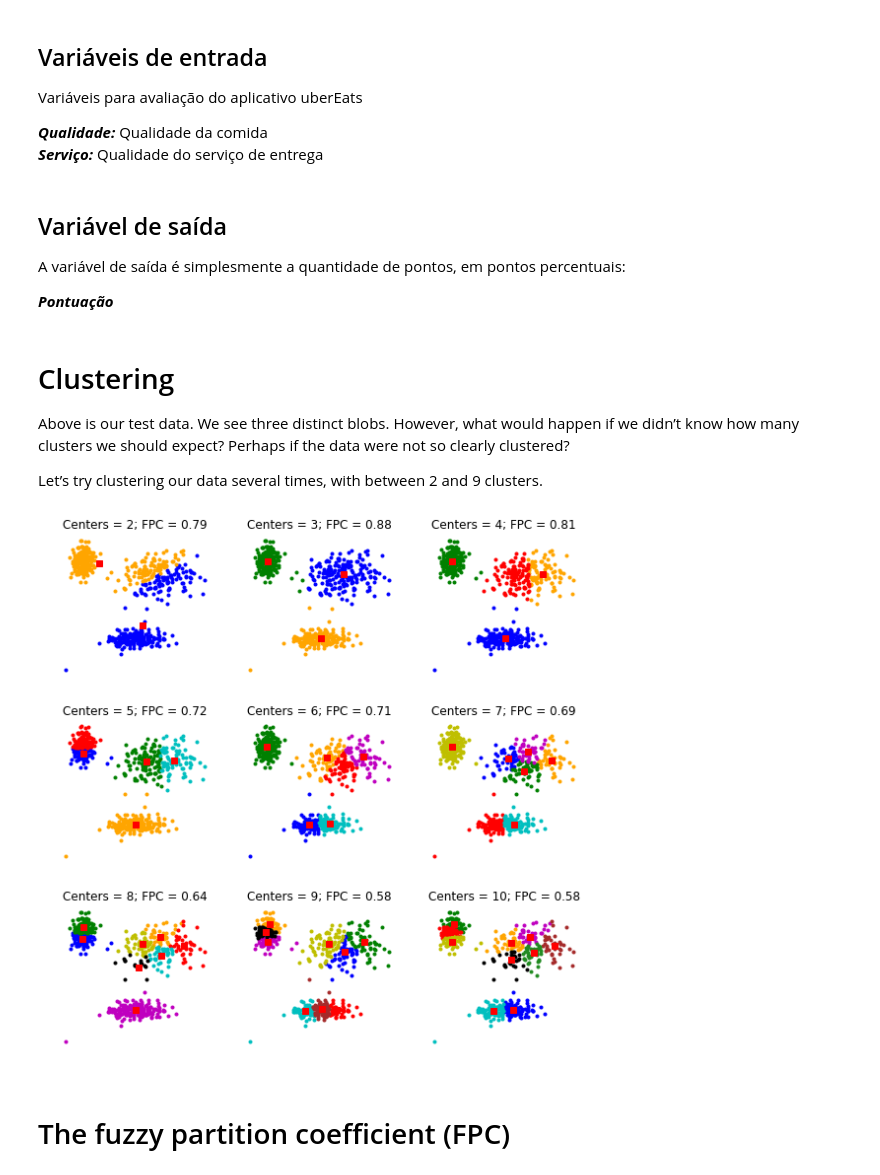
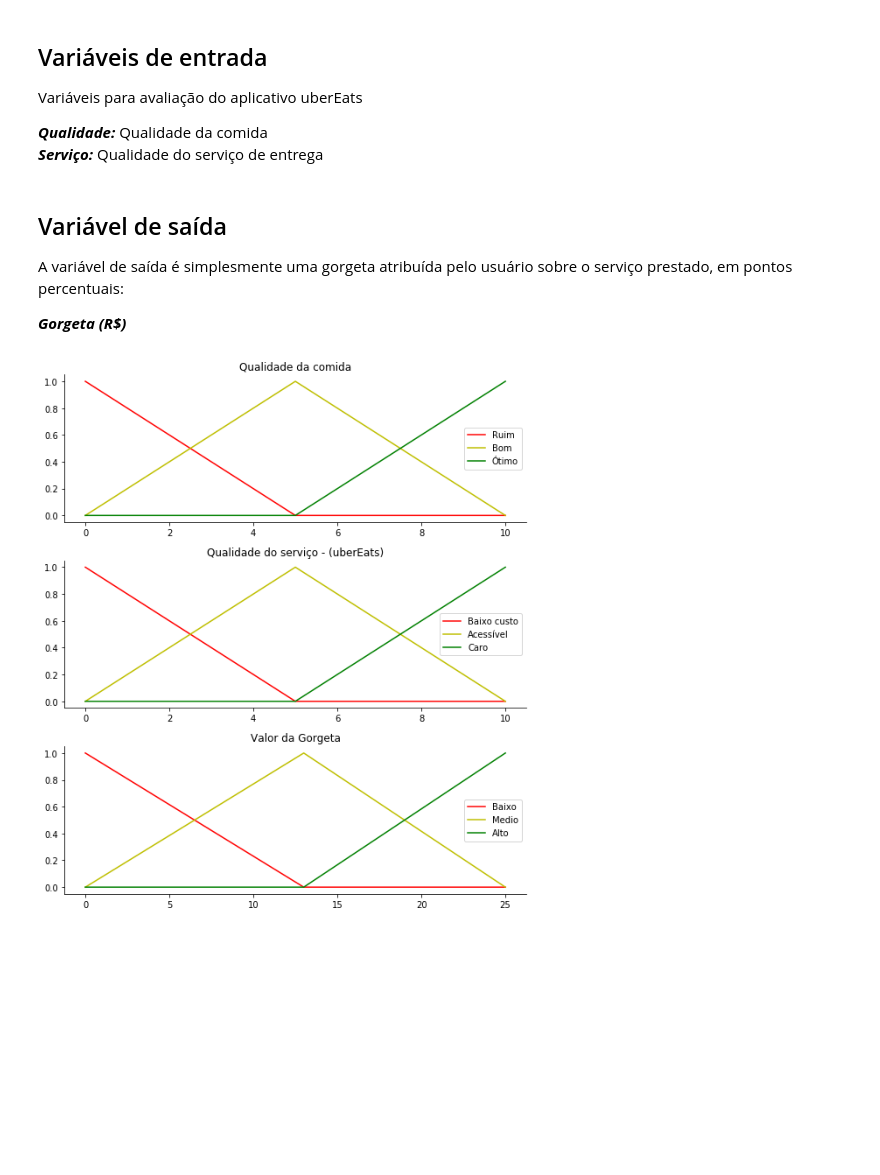
Before and after one commit to leonardo-anjos/artificial-inteligence, a Jupyter notebook: uber-eats.ipynb, the cells around one changed output. Saved outputs shown, nothing was run; the diff lists cells and outputs as text; code cells hidden in the pictures; blank space fills up the shorter version.

```diff
--- a/uber-eats.ipynb
+++ b/uber-eats.ipynb
@@ -8,91 +8,59 @@ Variáveis para avaliação do aplicativo uberEats
 # %% [markdown]
 ## Variável de saída
 
-A variável de saída é simplesmente a quantidade de pontos, em pontos percentuais:
+A variável de saída é simplesmente uma gorgeta atribuída pelo usuário sobre o serviço prestado, em pontos percentuais:
 
-***Pontuação***
+***Gorgeta (R$)***
 # %%
 import numpy as np
 import skfuzzy as fuzz
 import matplotlib.pyplot as plt
 
+# gerando variávies
+# qualidade da comida e serviço em variando de [0, 10]
+# pontuação varia de[0, 5] estrelas
 qual = np.arange(0, 11, 1)
 serv = np.arange(0, 11, 1)
-pts  = np.arange(0, 26, 1)
+gorg  = np.arange(0, 26, 1)
 
+# funções de associação fuzzy
 qual_ruim = fuzz.trimf(qual, [0, 0, 5])
 qual_bom = fuzz.trimf(qual, [0, 5, 10])
 qual_otimo = fuzz.trimf(qual, [5, 10, 10])
-
 serv_baixoCusto = fuzz.trimf(serv, [0, 0, 5])
 serv_acessivel = fuzz.trimf(serv, [0, 5, 10])
 serv_caro = fuzz.trimf(serv, [5, 10, 10])
+gorg_baixo = fuzz.trimf(gorg, [0, 0, 13])
+gorg_medio = fuzz.trimf(gorg, [0, 13, 25])
+gorg_alto = fuzz.trimf(gorg, [13, 25, 25])
 
-pts_baixo = fuzz.trimf(pts, [0, 0, 13])
-pts_medio = fuzz.trimf(pts, [0, 13, 25])
-pts_alto = fuzz.trimf(pts, [13, 25, 25])
-
+# plotar as funções de associação
 fig, (ax0, ax1, ax2) = plt.subplots(nrows=3, figsize=(8, 9))
 
-ax0.plot(qual, qual_ruim, 'b', linewidth=1.5, label='Ruim')
-ax0.plot(qual, qual_bom, 'g', linewidth=1.5, label='Bom')
-ax0.plot(qual, qual_otimo, 'r', linewidth=1.5, label='Ótimo')
+ax0.plot(qual, qual_ruim, 'r', linewidth=1.5, label='Ruim')
+ax0.plot(qual, qual_bom, 'y', linewidth=1.5, label='Bom')
+ax0.plot(qual, qual_otimo, 'g', linewidth=1.5, label='Ótimo')
 ax0.set_title('Qualidade da comida')
 ax0.legend()
 
-ax1.plot(serv, serv_baixoCusto, 'b', linewidth=1.5, label='Baixo custo')
-ax1.plot(serv, serv_acessivel, 'g', linewidth=1.5, label='Acessível')
-ax1.plot(serv, serv_caro, 'r', linewidth=1.5, label='Caro')
+ax1.plot(serv, serv_baixoCusto, 'r', linewidth=1.5, label='Baixo custo')
+ax1.plot(serv, serv_acessivel, 'y', linewidth=1.5, label='Acessível')
+ax1.plot(serv, serv_caro, 'g', linewidth=1.5, label='Caro')
 ax1.set_title('Qualidade do serviço - (uberEats)')
 ax1.legend()
 
-ax2.plot(pts, pts_baixo, 'b', linewidth=1.5, label='Baixo')
-ax2.plot(pts, pts_medio, 'g', linewidth=1.5, label='Medio')
-ax2.plot(pts, pts_alto, 'r', linewidth=1.5, label='Alto')
-ax2.set_title('Nível de pontuação')
+ax2.plot(gorg, gorg_baixo, 'r', linewidth=1.5, label='Baixo')
+ax2.plot(gorg, gorg_medio, 'y', linewidth=1.5, label='Medio')
+ax2.plot(gorg, gorg_alto, 'g', linewidth=1.5, label='Alto')
+ax2.set_title('Valor da Gorgeta')
 ax2.legend()
 
 for ax in (ax0, ax1, ax2):
     ax.spines['top'].set_visible(False)
     ax.spines['right'].set_visible(False)
     ax.get_xaxis().tick_bottom()
     ax.get_yaxis().tick_left()
 
 plt.tight_layout()
+# %% [output]
+[figure, added]
-# %% [markdown]
-# Clustering
-
-Above is our test data. We see three distinct blobs. However, what would happen if we didn’t know how many clusters we should expect? Perhaps if the data were not so clearly clustered?
-
-Let’s try clustering our data several times, with between 2 and 9 clusters.
-# %%
-# Set up the loop and plot
-fig1, axes1 = plt.subplots(3, 3, figsize=(8, 8))
-alldata = np.vstack((xpts, ypts))
-fpcs = []
-
-for ncenters, ax in enumerate(axes1.reshape(-1), 2):
-    cntr, u, u0, d, jm, p, fpc = fuzz.cluster.cmeans(
-        alldata, ncenters, 2, error=0.005, maxiter=1000, init=None)
-
-    # Store fpc values for later
-    fpcs.append(fpc)
-
-    # Plot assigned clusters, for each data point in training set
-    cluster_membership = np.argmax(u, axis=0)
-    for j in range(ncenters):
-        ax.plot(xpts[cluster_membership == j],
-                ypts[cluster_membership == j], '.', color=colors[j])
-
-    # Mark the center of each fuzzy cluster
-    for pt in cntr:
-        ax.plot(pt[0], pt[1], 'rs')
-
-    ax.set_title('Centers = {0}; FPC = {1:.2f}'.format(ncenters, fpc))
-    ax.axis('off')
-
-fig1.tight_layout()
-# %% [output]
-[figure, removed]
-# %% [markdown]
-# The fuzzy partition coefficient (FPC)
```
Also changed, not shown: parts of 7 cells of this notebook.
